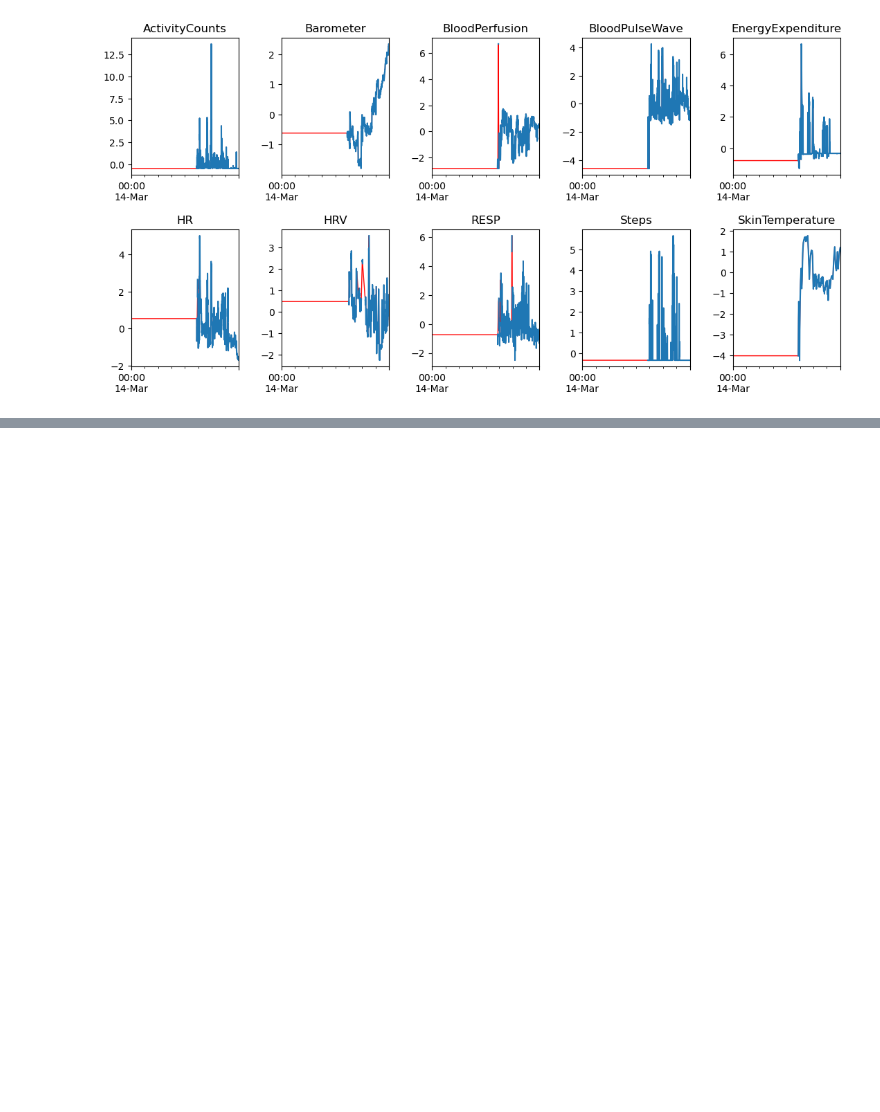
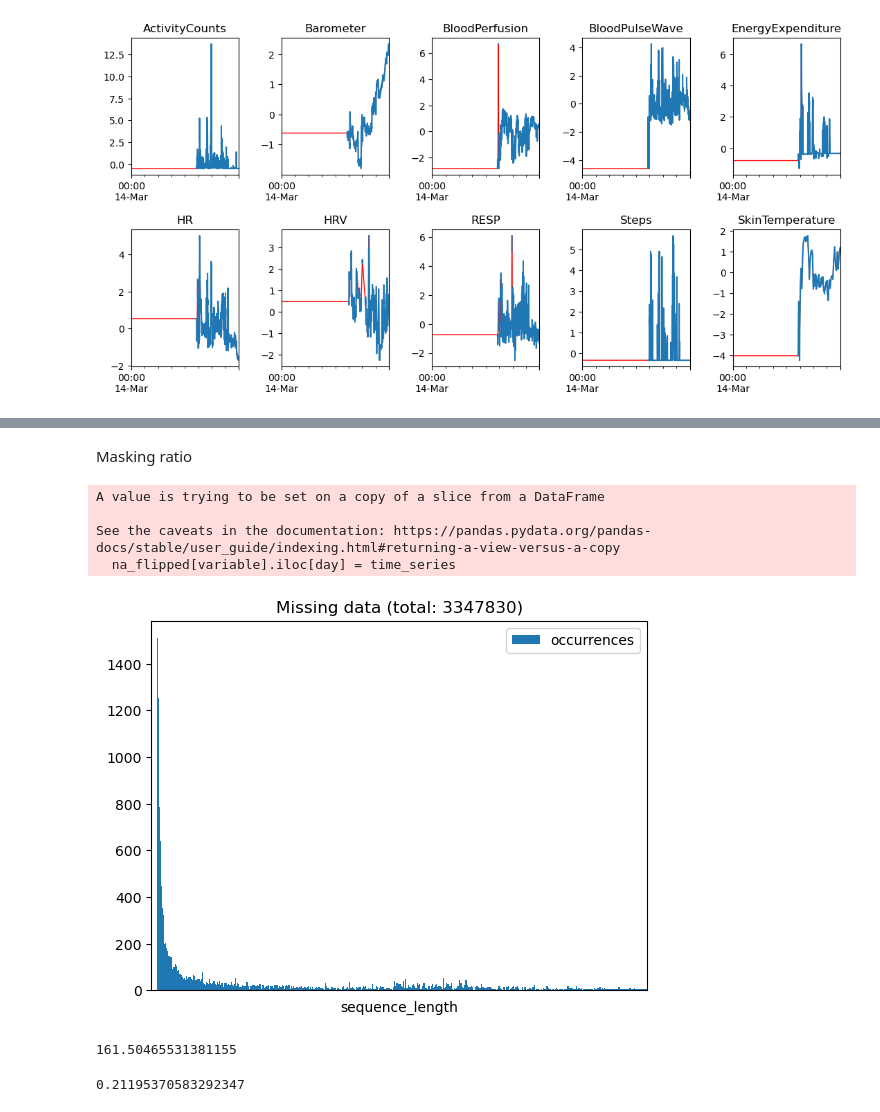
Before and after one commit to Yahnnosh/Sensor-Based-Modeling-of-Fatigue-Using-Transformer-Model, a Jupyter notebook: imputation_comparison.ipynb, the cells around one changed output, grey strips where cells are left out. Cells and saved outputs as stored; diff of their text form; code cells hidden in the pictures; blank space fills up the shorter version.

```diff
--- a/imputation_comparison.ipynb
+++ b/imputation_comparison.ipynb
@@ -710,0 +813,23 @@ test_imputation_methods(data_day, lm=20, masking_ratio=0.15)
+# %% [markdown]
+Masking ratio
+# %%
+# NaN -> 1.0, available data -> NaN
+na_flipped = data.copy(deep=True)
+n_days, _ = na_flipped.shape
+for day in range(n_days):
+    for variable in VARIABLES:
+        time_series = get_time_series(na_flipped, variable, day)
+        nas = np.isnan(time_series)
+        time_series[:] = 1.0 # set full array to 1.0
+        time_series[~nas] = np.NaN # set all elements that weren't NaN to NaN
+
+        na_flipped[variable].iloc[day] = time_series
+# %% [output]
+A value is trying to be set on a copy of a slice from a DataFrame
+
+See the caveats in the documentation: https://pandas.pydata.org/pandas-docs/stable/user_guide/indexing.html#returning-a-view-versus-a-copy
+  na_flipped[variable].iloc[day] = time_series
+# %%
+non_na_seqs = na_sequence_lengths(na_flipped)
+# %% [output]
+[figure, added]
@@ -710,0 +839,9 @@ test_imputation_methods(data_day, lm=20, masking_ratio=0.15)
+# %%
+np.mean(non_na_distribution)
+# %% [output]
+161.50465531381155
+# %%
+r = lm / (np.mean(non_na_distribution) + lm)
+r
+# %% [output]
+0.21195370583292347
```
Also changed, not shown: parts of 40 cells of this notebook, 1 other file.
